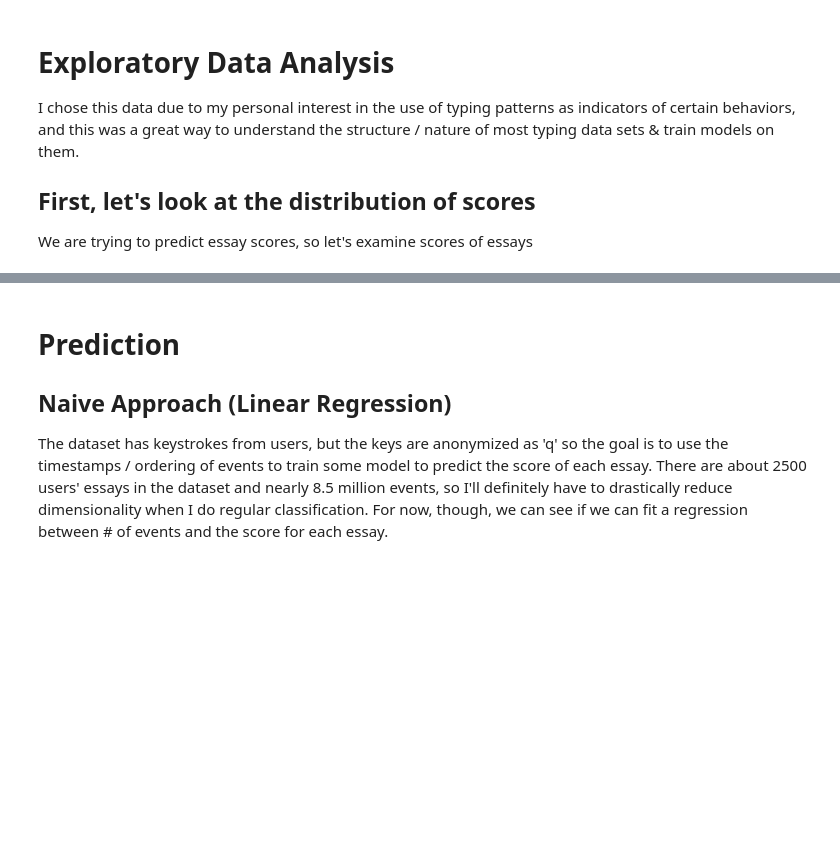
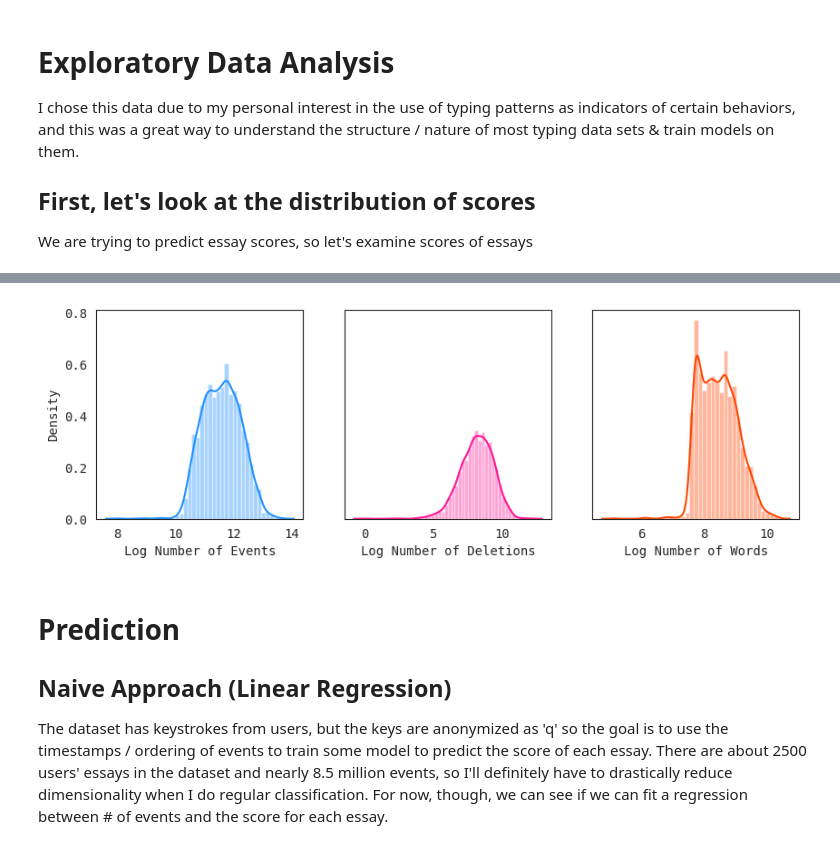
Before and after one commit to kabir-vats/Keystroke-Essay-Score-Prediction, a Jupyter notebook: prediction.ipynb, the cells around one changed output, grey strips where cells are left out. Drawn from its saved outputs; the diff is of its cells as text; code cells hidden in the pictures; blank space fills up the shorter version.

```diff
--- a/prediction.ipynb
+++ b/prediction.ipynb
@@ -75,3 +132,24 @@ From this result, it looks like the primary features we will be examining are in
+# %%
+def log_num_events(essay_id, df):
+    return math.log2(num_events(essay_id, df))
+
+def log_num_deletions(essay_id, df):
+    return math.log2(num_deletions(essay_id, df) + 1) # offset for log
+
+def log_num_words(essay_id, df):
+    return math.log2(num_words(essay_id, df))
+# %%
+x1 = [log_num_events(index, essay_events) for index, row in score_df.iterrows()]
+x2 = [log_num_deletions(index, essay_events) for index, row in score_df.iterrows()]
+x3 = [log_num_words(index, essay_events) for index, row in score_df.iterrows()]
+
+# plot
+fig, axes = plt.subplots(1, 3, figsize=(10, 3), sharey=True, dpi=100)
+sns.distplot(x1 , color="dodgerblue", ax=axes[0], axlabel='Log Number of Events')
+sns.distplot(x2 , color="deeppink", ax=axes[1], axlabel='Log Number of Deletions');
+sns.distplot(x3 , color="orangered", ax=axes[2], axlabel='Log Number of Words');
+# %% [output]
+[figure, added]
 # %% [markdown]
 # Prediction
 
```
Also changed, not shown: parts of 24 cells of this notebook.
